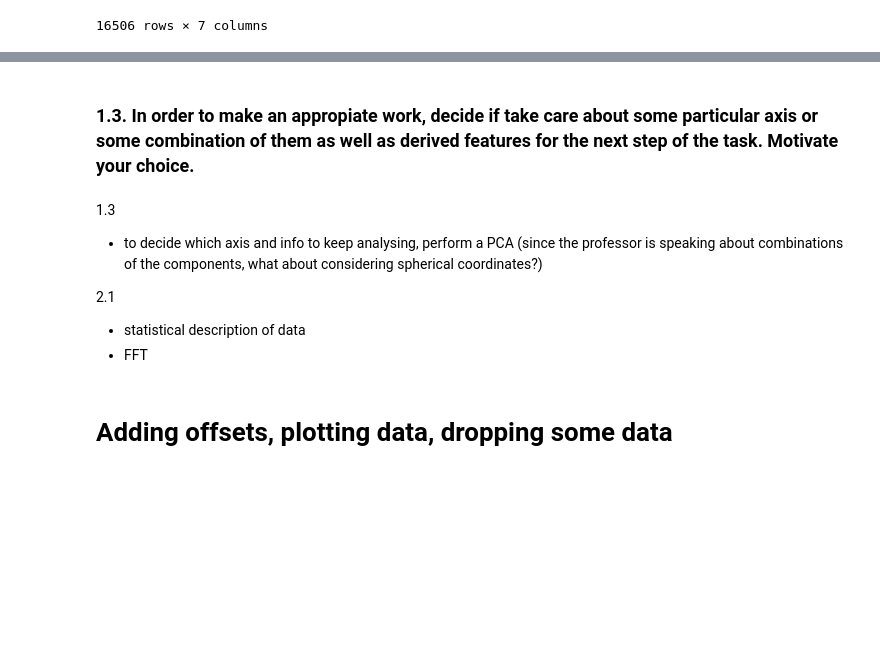
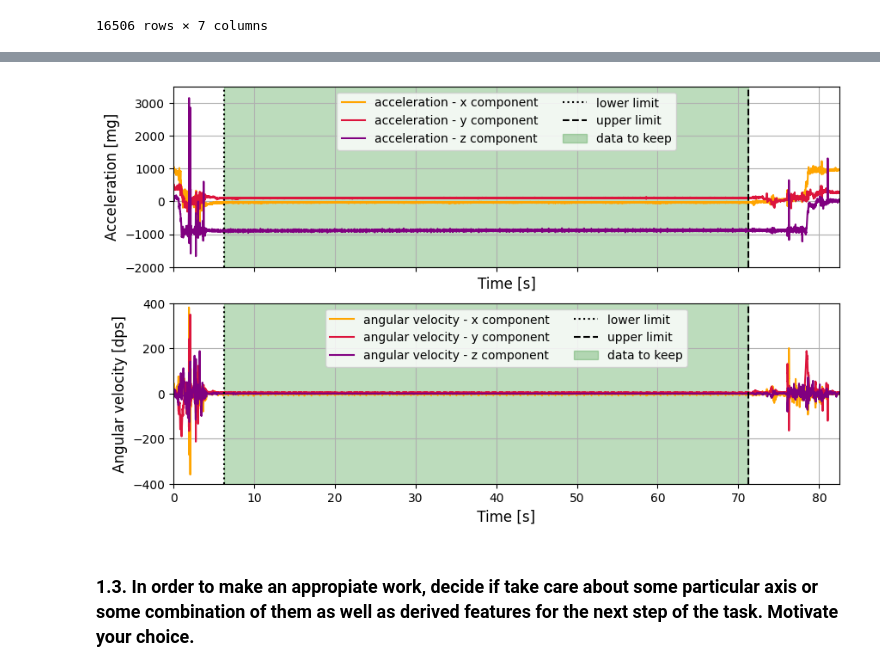
Before and after one commit to ericabrisigotti/heart_rate_estimation_LCP-A, a Jupyter notebook: pretty.ipynb, the cells around one changed output, grey strips where cells are left out. Saved outputs shown, nothing was run; the diff lists cells and outputs as text; code cells hidden in the pictures; blank space fills up the shorter version.

```diff
--- a/pretty.ipynb
+++ b/pretty.ipynb
@@ -178,0 +212,30 @@ sns.pairplot(data,vars=['GyroX','GyroY','GyroZ'])
+# %%
+fig3, ax3 = plt.subplots(nrows=2,ncols=1,sharex=True,figsize=(12,8))
+
+ax3[0].plot( data['Time'] , data['AccX'] , '-' , label = 'acceleration - x component' , color = 'orange' )
+ax3[0].plot( data['Time'] , data['AccY'] , '-' , label = 'acceleration - y component' , color = 'crimson' )
+ax3[0].plot( data['Time'] , data['AccZ'] , '-' , label = 'acceleration - z component' , color = 'purple' )
+ax3[0].axvline( x = down_limit , linestyle = ':' , color = 'k' , label = 'lower limit' )
+ax3[0].axvline( x = up_limit , linestyle = '--' , color = 'k' , label = 'upper limit' )
+ax3[0].fill_betweenx( y = [-2000,+3500] , x1 = down_limit , x2 = up_limit , color='forestgreen' , alpha =0.3 , label = 'data to keep' )
+ax3[0].set_xlim( min(data['Time']) , max(data['Time']) )
+ax3[0].set_ylim( -2000 , +3500 )
+ax3[0].set_xlabel( 'Time [s]' , fontsize = 12 )
+ax3[0].set_ylabel( 'Acceleration [mg]' , fontsize = 12 )
+ax3[0].legend( loc = 'upper center' , ncol = 2 , fontsize = 10 )
+ax3[0].grid()
+
+ax3[1].plot( data['Time'] , data['GyroX'] , '-' , label = 'angular velocity - x component' , color='orange' )
+ax3[1].plot( data['Time'] , data['GyroY'] , '-' , label = 'angular velocity - y component' , color='crimson' )
+ax3[1].plot( data['Time'] , data['GyroZ'] , '-' , label = 'angular velocity - z component' , color='purple' )
+ax3[1].axvline( down_limit , linestyle = ':' , color = 'k' , label = 'lower limit' )
+ax3[1].axvline( up_limit , linestyle = '--' , color = 'k' , label = 'upper limit' )
+ax3[1].fill_betweenx( y=[ -400 , +400 ] , x1=down_limit , x2 = up_limit , color='forestgreen' , alpha =0.3 , label = 'data to keep' )
+ax3[1].set_xlim( min( data['Time'] ) , max( data['Time'] ) )
+ax3[1].set_ylim( -400, +400 )
+ax3[1].set_xlabel( ' Time [s] ' , fontsize=12 )
+ax3[1].set_ylabel( ' Angular velocity [dps] ' , fontsize=12 )
+ax3[1].legend( loc = 'upper center' , ncol = 2 , fontsize = 10 )
+ax3[1].grid()
+# %% [output]
+[figure, added]
@@ -179,9 +247,2 @@ sns.pairplot(data,vars=['GyroX','GyroY','GyroZ'])
 # %% [markdown]
 ### 1.3. In order to make an appropiate work, decide if take care about some particular axis or some combination of them as well as derived features for the next step of the task. Motivate your choice.
-# %% [markdown]
-1.3
-- to decide which axis and info to keep analysing, perform a PCA (since the professor is speaking about combinations of the components, what about considering spherical coordinates?)
-
-2.1
-- statistical description of data
-- FFT
@@ -198,2 +248,0 @@ ms
-# %% [markdown]
-# Adding offsets, plotting data, dropping some data
```
Also changed, not shown: parts of 61 cells of this notebook.
